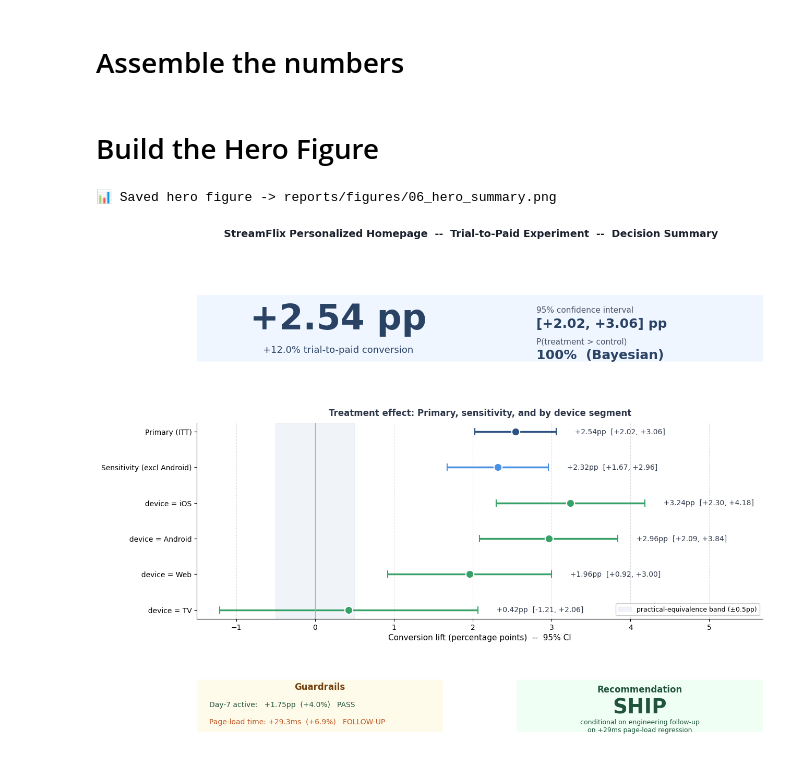
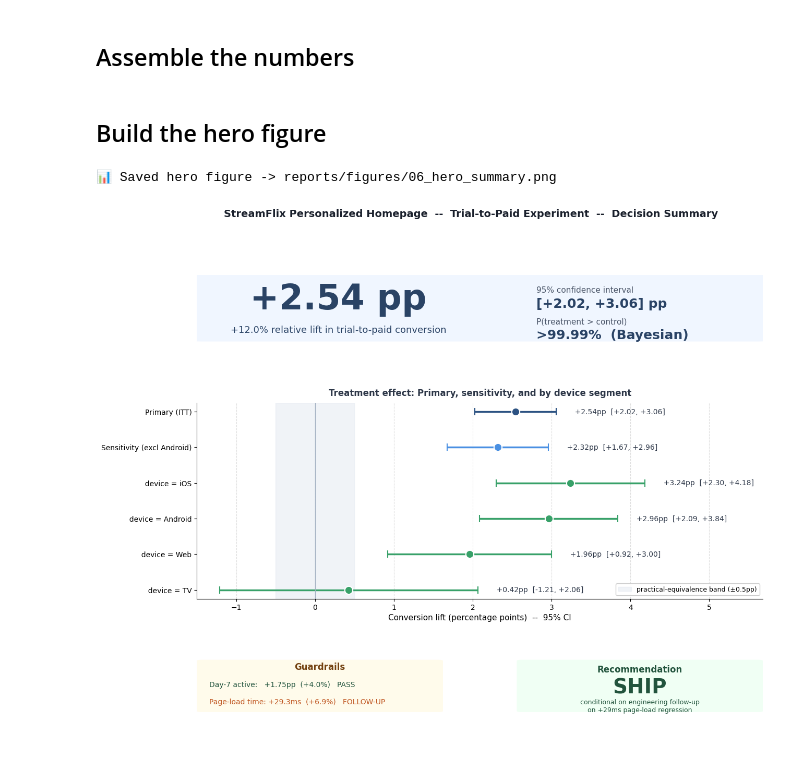
Before and after one commit to janeruxi1/StreamFlix-AB-Testing, a Jupyter notebook: notebooks/06_hero_figure.ipynb, the cells around one changed output. Saved outputs shown, nothing was run; the diff lists cells and outputs as text; code cells hidden in the pictures.

Commit message:
Regenerate notebooks from scripts; correct reported figures and wording

```diff
--- a/notebooks/06_hero_figure.ipynb
+++ b/notebooks/06_hero_figure.ipynb
@@ -16,4 +13,15 @@ sys.path.append(str(project_root))
 # %%
+import os
+import sys
+import warnings
+from pathlib import Path
+
+# The analysis code uses paths relative to the project root, so run from there.
+PROJECT_ROOT = Path.cwd().parent if Path.cwd().name == "notebooks" else Path.cwd()
+os.chdir(PROJECT_ROOT)
+sys.path.insert(0, str(PROJECT_ROOT))
+warnings.filterwarnings("ignore", message="Glyph .* missing from font")
+
 import numpy as np
 import matplotlib.pyplot as plt
 from matplotlib.patches import FancyBboxPatch
@@ -22,12 +30,12 @@ from src.data.loader import load_experiment
 from src.analysis.frequentist import two_proportion_test, welch_t_test
 from src.analysis.segmentation import segment_lifts
 
-FIG_DIR = project_root / "reports/figures"
+FIG_DIR = Path("reports/figures")
 FIG_DIR.mkdir(parents=True, exist_ok=True)
 
-df = load_experiment("../data/experiment.csv").dropna(subset=["group", "converted"])
+df = load_experiment("data/experiment.csv").dropna(subset=["group", "converted"])
 ctl = df[df["group"] == "control"]
 trt = df[df["group"] == "treatment"]
 # %% [markdown]
-# Assemble the numbers
+## Assemble the numbers
 # %%
@@ -62,7 +69,7 @@ guard_d7 = two_proportion_test(
     name="Day-7 active",
 )
 # %% [markdown]
-# Build the Hero Figure
+## Build the hero figure
 # %%
 fig = plt.figure(figsize=(14, 11))
 gs = fig.add_gridspec(
@@ -93,7 +100,7 @@ ax_kpi.text(
 )
 ax_kpi.text(
     0.25, 0.20,
-    f"+{primary.effect_relative*100:.1f}% trial-to-paid conversion",
+    f"+{primary.effect_relative*100:.1f}% relative lift in trial-to-paid conversion",
     ha="center", va="center", fontsize=13, color="#2A4365",
 )
 
@@ -115,9 +122,10 @@ ax_kpi.text(
 )
 ax_kpi.text(
     0.60, 0.12,
-    "100%  (Bayesian)",
+    ">99.99%  (Bayesian)",
     ha="left", va="center", fontsize=18, fontweight="bold", color="#2A4365",
 )
+
 
 # ----- MIDDLE: Forest plot of all key results -----
 ax_forest = fig.add_subplot(gs[1, :])
@@ -199,32 +207,33 @@ ax_guard.text(
 
 
 # ----- BOTTOM-RIGHT: Recommendation banner -----
 ax_rec = fig.add_subplot(gs[2, 1])
 ax_rec.axis("off")
 ax_rec.set_xlim(0, 1); ax_rec.set_ylim(0, 1)
 ax_rec.add_patch(FancyBboxPatch(
     (0.02, 0.10), 0.96, 0.85,
     boxstyle="round,pad=0.02", linewidth=0,
     facecolor="#F0FFF4", edgecolor="none",
 ))
 ax_rec.text(0.5, 0.80, "Recommendation", ha="center", va="center",
             fontsize=12, fontweight="bold", color="#22543D")
 ax_rec.text(0.5, 0.50, "SHIP", ha="center", va="center",
             fontsize=28, fontweight="bold", color="#22543D")
 ax_rec.text(
     0.5, 0.18,
     "conditional on engineering follow-up\non +29ms page-load regression",
     ha="center", va="center", fontsize=9, color="#22543D",
 )
 
+
 # ----- Title & save -----
 fig.suptitle(
     "StreamFlix Personalized Homepage  --  Trial-to-Paid Experiment  --  Decision Summary",
     fontsize=14, fontweight="bold", color="#1A202C", y=0.995,
 )
 plt.savefig(FIG_DIR / "06_hero_summary.png", dpi=150, bbox_inches="tight",
             facecolor="white")
-print(f"📊 Saved hero figure -> reports/figures/06_hero_summary.png")
+print(f"📊 Saved hero figure -> {FIG_DIR}/06_hero_summary.png")
 # %% [output]
 📊 Saved hero figure -> reports/figures/06_hero_summary.png
-[figure, old version]
+[figure, new version]
```
Also changed, not shown: parts of 3 cells of this notebook, 35 other files.
